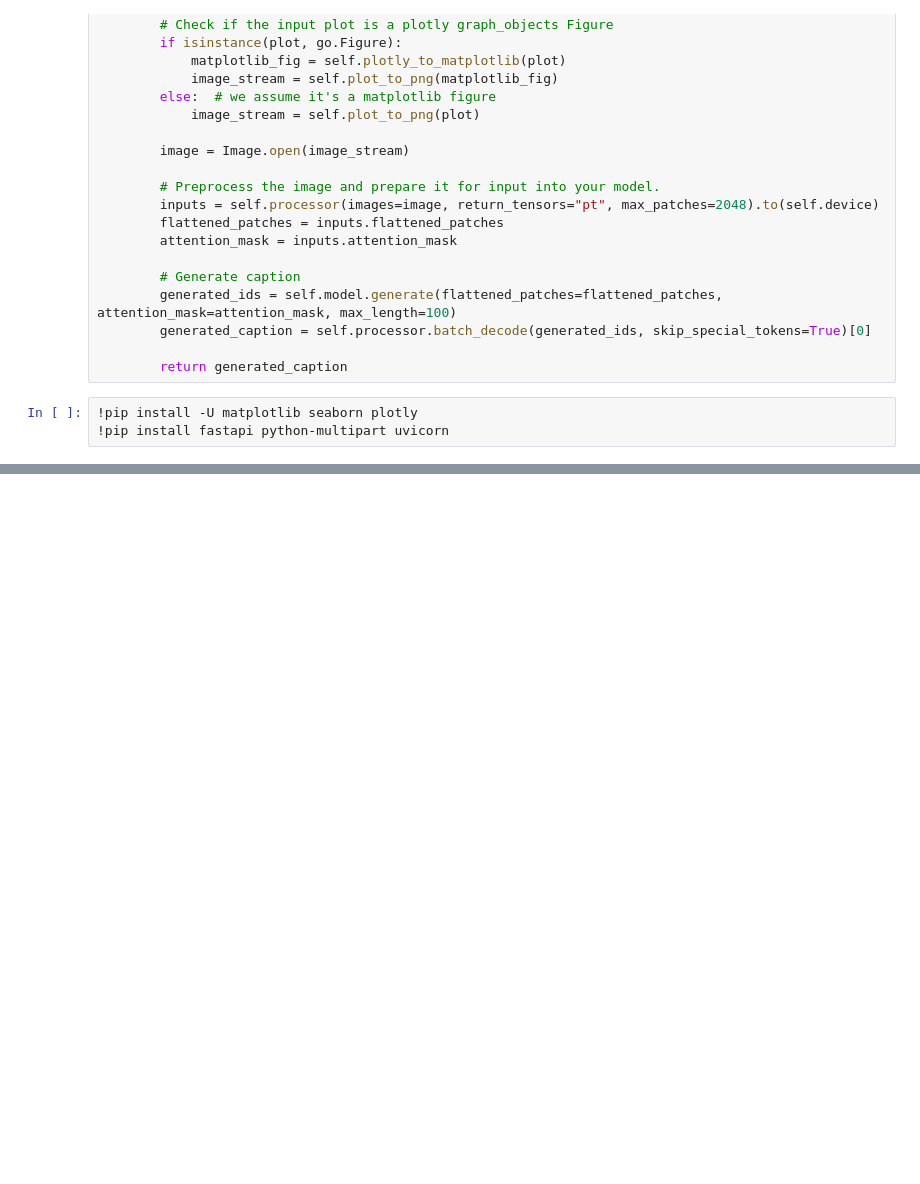
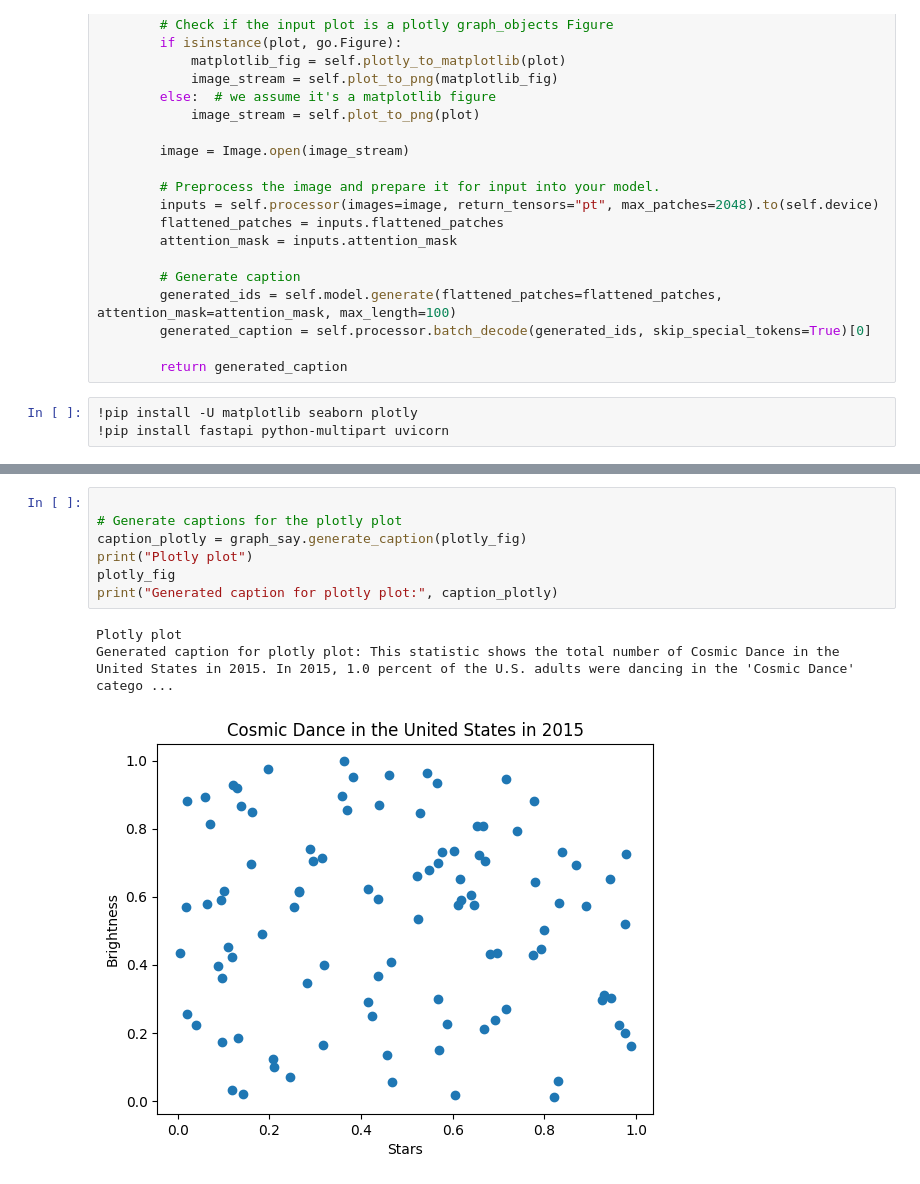
Before and after one commit to oroikono/ETSP, a Jupyter notebook: 4_library/GraphSay_UseCases.ipynb, the cells around one changed output, grey strips where cells are left out. Drawn from its saved outputs; the diff is of its cells as text; blank space fills up the shorter version.

```diff
--- a/4_library/GraphSay_UseCases.ipynb
+++ b/4_library/GraphSay_UseCases.ipynb
@@ -122,0 +141,11 @@ print("Generated caption for plotly plot:", caption_plotly)
+# %%
+
+# Generate captions for the plotly plot
+caption_plotly = graph_say.generate_caption(plotly_fig)
+print("Plotly plot")
+plotly_fig
+print("Generated caption for plotly plot:", caption_plotly)
+# %% [output]
+Plotly plot
+Generated caption for plotly plot: This statistic shows the total number of Cosmic Dance in the United States in 2015. In 2015, 1.0 percent of the U.S. adults were dancing in the 'Cosmic Dance' catego ...
+[figure, added]
```
Also changed, not shown: parts of 9 cells of this notebook.
